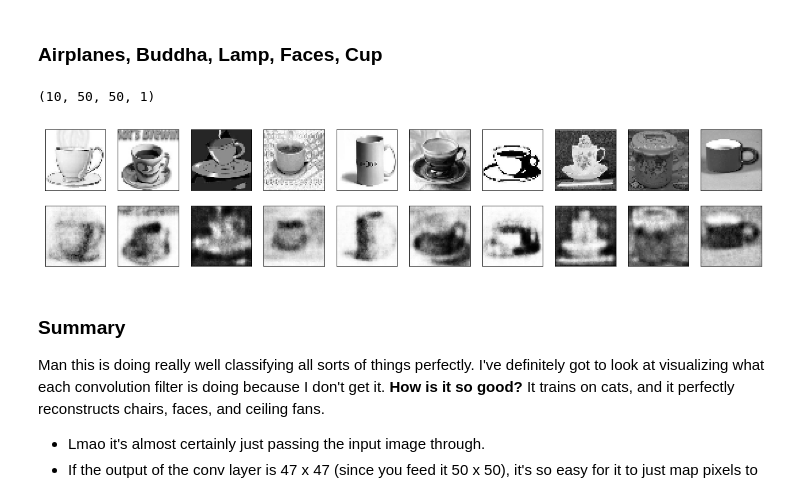
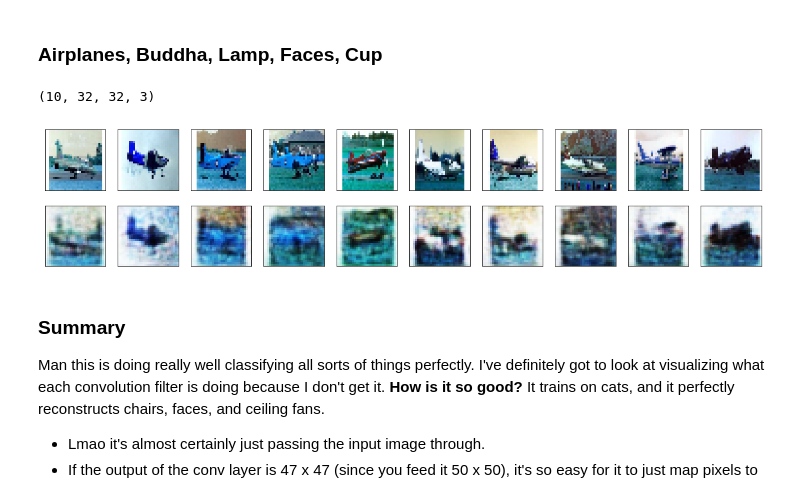
Before and after one commit to vwrj/cat-autoencoder, a Jupyter notebook: ae.ipynb, the cells around one changed output. Drawn from its saved outputs; the diff is of its cells as text; code cells hidden in the pictures.

```diff
--- a/ae.ipynb
+++ b/ae.ipynb
@@ -65,0 +73,12 @@ cat_train_noisy = get_cat_training_data('cat_train_noise.npy', refresh=True, add
+# %%
+cat_train = get_images_train('cat_train.npy',
+                             train_dir = '/Users/vwr/images/train',
+                             refresh=True,
+                             filter_func=is_cat,
+                             gray_flag=True)
+cat_train_noisy = get_images_train('cat_train_noisy.npy',
+                                   train_dir = '/Users/vwr/images/train',
+                                   add_noise=True,
+                                   refresh=True,
+                                   gray_flag=True,
+                                   filter_func=is_cat)
@@ -89,7 +123,7 @@ def get_testing_data_by_category(category):
         if i > 10:
             break
         path = os.path.join(os.getcwd(), CATEGORY_DIR, category, img)
-        img_data = cv2.imread(path, cv2.IMREAD_GRAYSCALE)
+        img_data = cv2.imread(path)
         img_data = cv2.resize(img_data, (IMG_SIZE, IMG_SIZE))
         img_data = np.array(img_data).flatten()
         images.append(img_data)
@@ -468,3 +500,5 @@ autoencoder.save('really_good_color_car_conv')
+# %%
+autoencoder = load_model('better_color_car_conv')
 # %%
 nRows = cat_train.shape[0]
 cat_train = cat_train.reshape(nRows, IMG_SIZE, IMG_SIZE, 1)
@@ -488,7 +522,7 @@ decoded_imgs = autoencoder.predict(x_test)
 n = 10  # how many digits we will display
 plt.figure(figsize=(20, 4))
 for i in range(n):
-    index = i + 180
+    index = i + 40
     # display original
     ax = plt.subplot(2, n, i + 1)
     plt.imshow(x_test[index].reshape(IMG_SIZE, IMG_SIZE, 3))
@@ -547,32 +581,32 @@ Here's what I think:
 # %% [markdown]
 ### Airplanes, Buddha, Lamp, Faces, Cup
 # %%
-test = get_testing_data_by_category('cup')
+test = get_testing_data_by_category('airplanes')
 
-test = test.reshape(test.shape[0], IMG_SIZE, IMG_SIZE, 1)
+test = test.reshape(test.shape[0], IMG_SIZE, IMG_SIZE, 3)
 print(test.shape)
 decoded_imgs = autoencoder.predict(test)
 
 n = 10  # how many digits we will display
 plt.figure(figsize=(20, 4))
 for i in range(n):
     # display original
     ax = plt.subplot(2, n, i + 1)
-    plt.imshow(test[i].reshape(IMG_SIZE, IMG_SIZE))
+    plt.imshow(test[i].reshape(IMG_SIZE, IMG_SIZE, 3))
     plt.gray()
     ax.get_xaxis().set_visible(False)
     ax.get_yaxis().set_visible(False)
 
     # display reconstruction
     ax = plt.subplot(2, n, i + 1 + n)
-    plt.imshow(decoded_imgs[i].reshape(IMG_SIZE, IMG_SIZE))
+    plt.imshow(decoded_imgs[i].reshape(IMG_SIZE, IMG_SIZE, 3))
     plt.gray()
     ax.get_xaxis().set_visible(False)
     ax.get_yaxis().set_visible(False)
 plt.show()
 # %% [output]
-(10, 50, 50, 1)
+(10, 32, 32, 3)
-[figure, old version]
+[figure, new version]
 # %% [markdown]
 ### Summary
 Man this is doing really well classifying all sorts of things perfectly.
```
Also changed, not shown: parts of 12 cells of this notebook, 3 other files.
